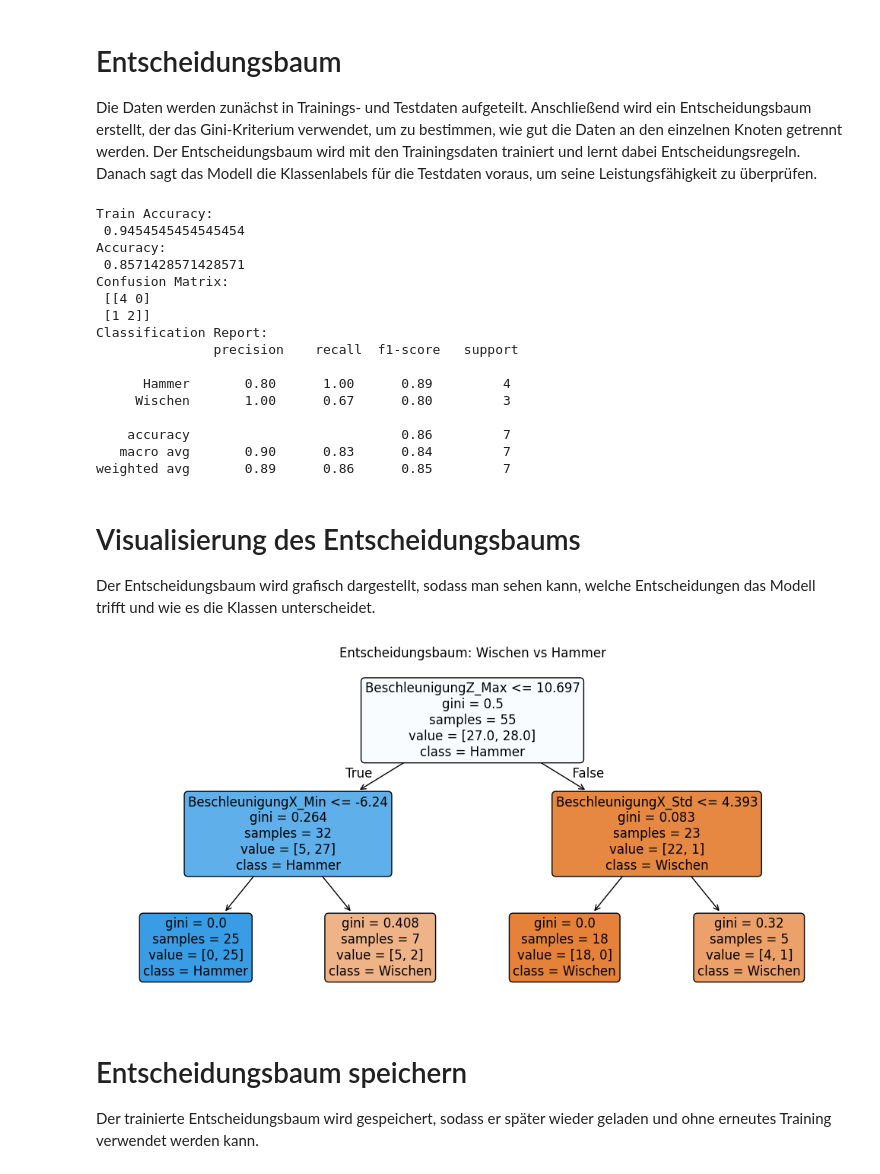
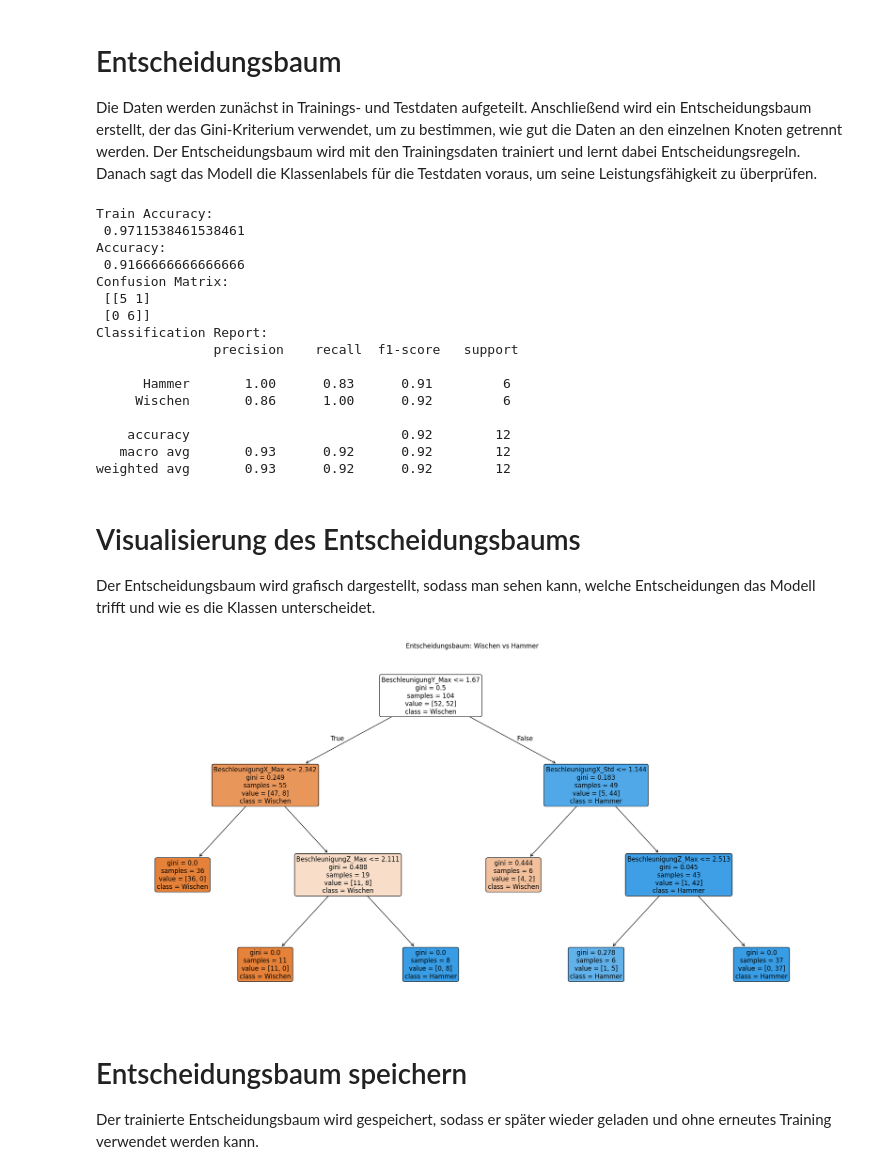
Before and after one commit to NTiebor/ProjektDiSi25, a Jupyter notebook: entscheidungsbaum_erstellung.ipynb, the cells around one changed output. Drawn from its saved outputs; the diff is of its cells as text; code cells hidden in the pictures.

```diff
--- a/entscheidungsbaum_erstellung.ipynb
+++ b/entscheidungsbaum_erstellung.ipynb
@@ -35,8 +35,8 @@ Hier laden wir unsere .pyphox Dateien und fangen ab, falls diese nicht vorhanden
 # %%
 # Error-Handling
 try:
-    dataframeHammer = pd.read_csv("RawDataHammer.csv")
-    dataframeWischen = pd.read_csv("RawDataWisch.csv")
+    dataframeHammer = pd.read_csv("Raw Data Hammer.csv")
+    dataframeWischen = pd.read_csv("Raw Data Wischen.csv")
 except FileNotFoundError:
     print(f"Error: File not found")
     exit()
@@ -144,7 +144,7 @@ Hier nutzen wir Windowing um die Daten zu zerlegen. Das brauchen wir später fü
 # Da fs = 100 Hz setzen wir das Fenster auf 0.5 Sekunden um auch kurze Bewegungsereignisse abzubilden.
 # Wir könnten window_size aber auch auf 200 setzen.
 window_size = 150
-overlap = 25
+overlap = 50
 
 #Für jedes Fenster in den Daten neuen Dataframe erstellen, der in Liste abgelegt wird
 def create_windows(df):
@@ -269,7 +269,7 @@ X_train, X_test, y_train, y_test = train_test_split(
 clf = DecisionTreeClassifier(
     criterion="gini",
     max_depth=3,
-    min_samples_leaf=5,
+    min_samples_leaf=6,
     random_state=42
 )
 
@@ -286,40 +286,40 @@ print("Confusion Matrix:\n", confusion_matrix(y_test, y_pred))
 print("Classification Report:\n", classification_report(y_test, y_pred))
 # %% [output]
 Train Accuracy:
- 0.9454545454545454
+ 0.9711538461538461
 Accuracy:
- 0.8571428571428571
+ 0.9166666666666666
 Confusion Matrix:
- [[4 0]
- [1 2]]
+ [[5 1]
+ [0 6]]
 Classification Report:
                precision    recall  f1-score   support
 
-      Hammer       0.80      1.00      0.89         4
-     Wischen       1.00      0.67      0.80         3
+      Hammer       1.00      0.83      0.91         6
+     Wischen       0.86      1.00      0.92         6
 
-    accuracy                           0.86         7
-   macro avg       0.90      0.83      0.84         7
-weighted avg       0.89      0.86      0.85         7
+    accuracy                           0.92        12
+   macro avg       0.93      0.92      0.92        12
+weighted avg       0.93      0.92      0.92        12
 # %% [markdown]
 # Visualisierung des Entscheidungsbaums
 
 Der Entscheidungsbaum wird grafisch dargestellt, sodass man sehen kann, welche Entscheidungen das Modell trifft und wie es die Klassen unterscheidet.
 # %%
-plt.figure(figsize=(10, 5))
+plt.figure(figsize=(20, 10))
 plot_tree(
     clf,
     feature_names=X.columns,
     class_names=['Wischen', 'Hammer'],
     filled=True,
     rounded=True,
     fontsize=12
 )
 plt.title("Entscheidungsbaum: Wischen vs Hammer")
 plt.tight_layout()
 plt.show()
 # %% [output]
-[figure, old version]
+[figure, new version]
 # %% [markdown]
 # Entscheidungsbaum speichern
 
```
Also changed, not shown: parts of 3 cells of this notebook, 4 other files.
